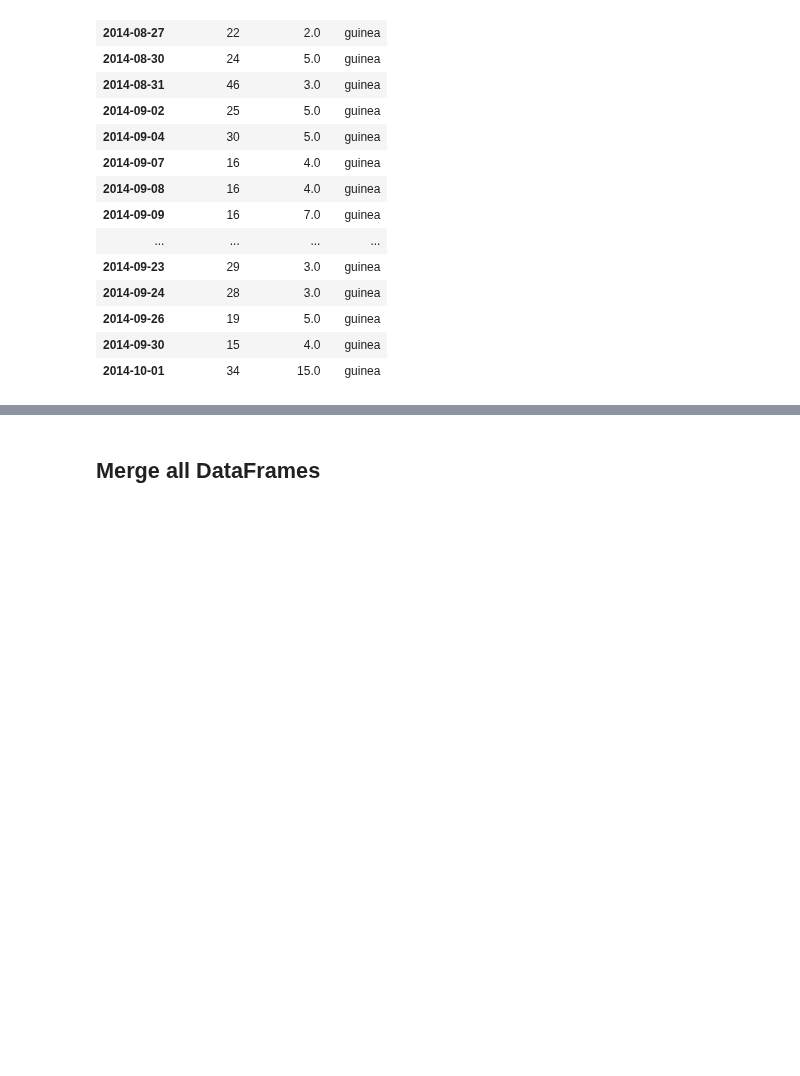
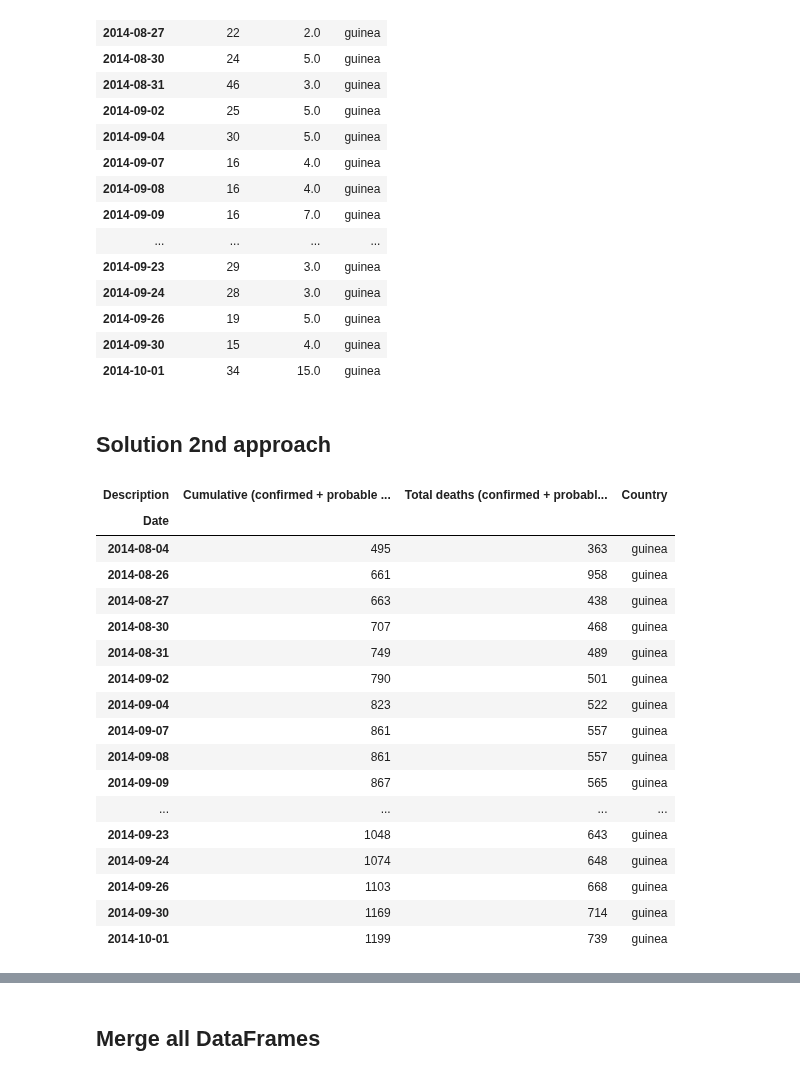
Before and after one commit to adamkozak/ADA2017-project, a Jupyter notebook: Homework/01 - Pandas and Data Wrangling/Homework 1.ipynb, the cells around one changed output, grey strips where cells are left out. Cells and saved outputs as stored; diff of their text form; code cells hidden in the pictures; blank space fills up the shorter version.

```diff
--- a/Homework/01 - Pandas and Data Wrangling/Homework 1.ipynb
+++ b/Homework/01 - Pandas and Data Wrangling/Homework 1.ipynb
@@ -630,3 +635,5 @@ guinea
 | 2014-09-26 | 19 | 5.0 | guinea |
 | 2014-09-30 | 15 | 4.0 | guinea |
 | 2014-10-01 | 34 | 15.0 | guinea |
+# %% [markdown]
+## Solution 2nd approach
@@ -632,0 +642,22 @@ guinea
+# %%
+guinea_total = read_data_guinea([file for file in file_list if file.split("/")[3][:-5] == 'guinea'], guinea_total_case_deaths)
+guinea_total
+# %% [output]
+| Description | Cumulative (confirmed + probable ... | Total deaths (confirmed + probabl... | Country |
+| Date |  |  |  |
+| 2014-08-04 | 495 | 363 | guinea |
+| 2014-08-26 | 661 | 958 | guinea |
+| 2014-08-27 | 663 | 438 | guinea |
+| 2014-08-30 | 707 | 468 | guinea |
+| 2014-08-31 | 749 | 489 | guinea |
+| 2014-09-02 | 790 | 501 | guinea |
+| 2014-09-04 | 823 | 522 | guinea |
+| 2014-09-07 | 861 | 557 | guinea |
+| 2014-09-08 | 861 | 557 | guinea |
+| 2014-09-09 | 867 | 565 | guinea |
+| ... | ... | ... | ... |
+| 2014-09-23 | 1048 | 643 | guinea |
+| 2014-09-24 | 1074 | 648 | guinea |
+| 2014-09-26 | 1103 | 668 | guinea |
+| 2014-09-30 | 1169 | 714 | guinea |
+| 2014-10-01 | 1199 | 739 | guinea |
```
Also changed, not shown: parts of 32 cells of this notebook.
